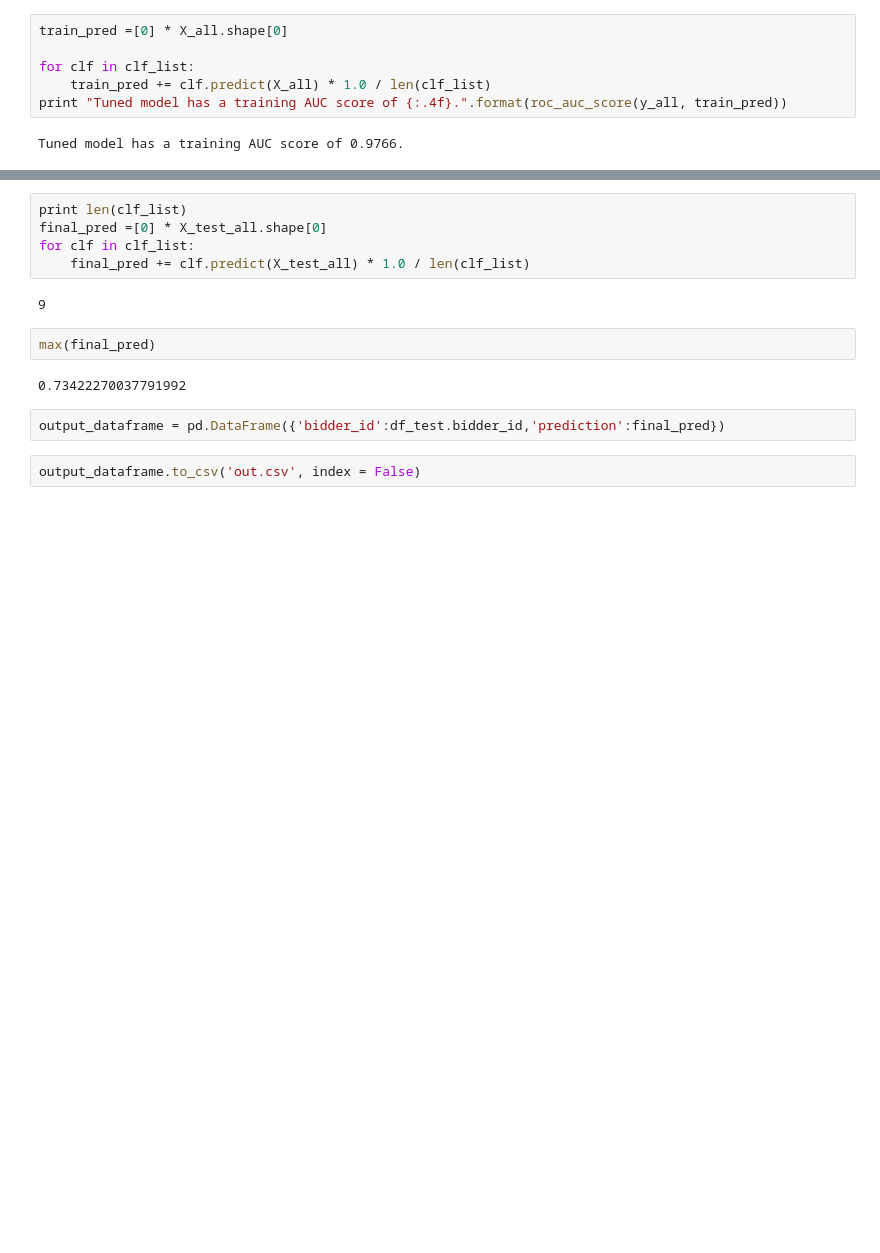
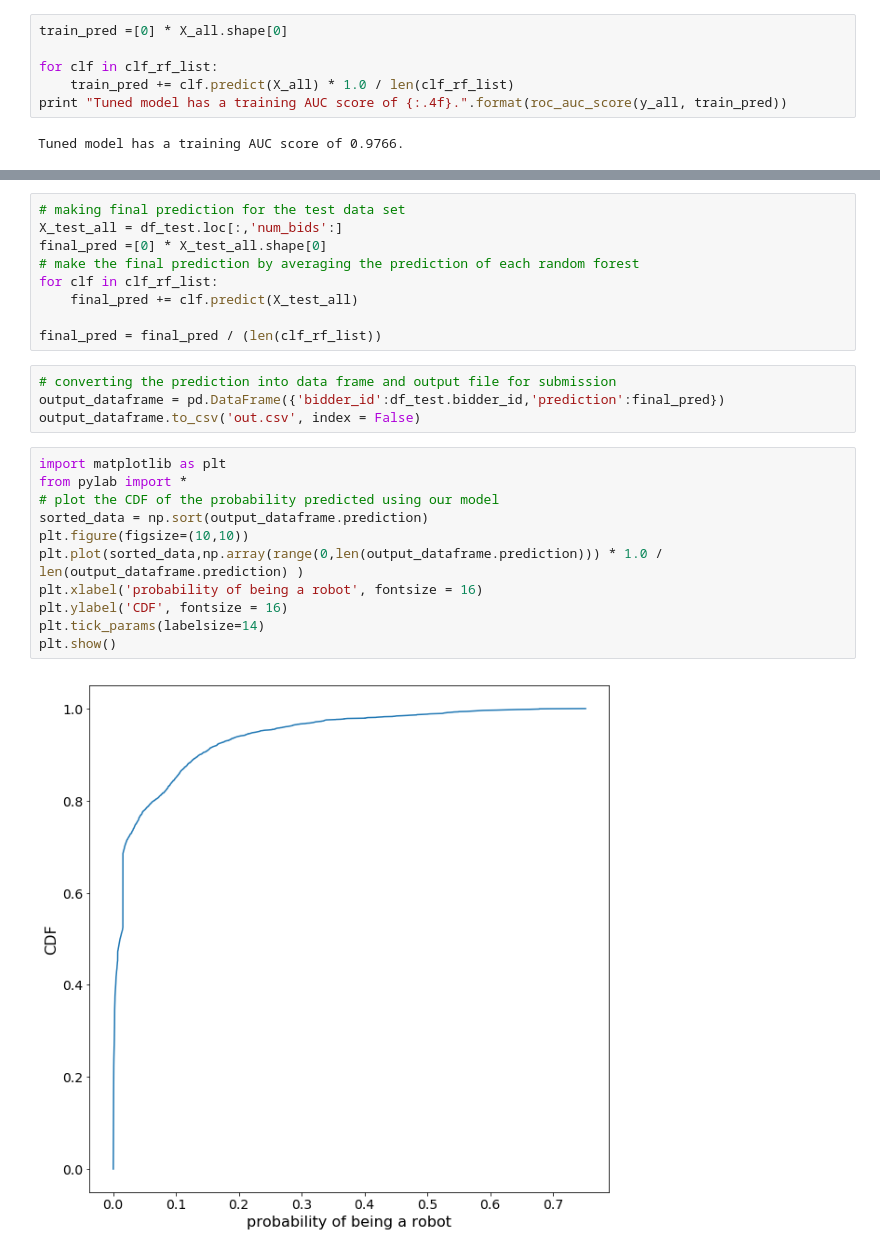
Before and after one commit to skywoods2001/machine-learning, a Jupyter notebook: projects/capstone/human_or_robot.ipynb, the cells around one changed output, grey strips where cells are left out. Cells and saved outputs as stored; diff of their text form; blank space fills up the shorter version.

Commit message:
Refactoring code in human_or_robot.ipynb Adding report in report.pdf and the README.txt file for instructions

```diff
--- a/projects/capstone/human_or_robot.ipynb
+++ b/projects/capstone/human_or_robot.ipynb
@@ -334,8 +268,8 @@ for s in seed:
 # %%
 train_pred =[0] * X_all.shape[0]
 
-for clf in clf_list:
-    train_pred += clf.predict(X_all) * 1.0 / len(clf_list)
+for clf in clf_rf_list:
+    train_pred += clf.predict(X_all) * 1.0 / len(clf_rf_list)
 print "Tuned model has a training AUC score of {:.4f}.".format(roc_auc_score(y_all, train_pred))
 # %% [output]
 Tuned model has a training AUC score of 0.9766.
@@ -361,15 +295,26 @@ X_test_all = df_test.loc[:,'num_bids':]
-# %%
-print len(clf_list)
-final_pred =[0] * X_test_all.shape[0]
-for clf in clf_list:
-    final_pred += clf.predict(X_test_all) * 1.0 / len(clf_list)
-# %% [output]
-9
-# %%
-max(final_pred)
-# %% [output]
-0.73422270037791992
-# %%
-output_dataframe = pd.DataFrame({'bidder_id':df_test.bidder_id,'prediction':final_pred})
-# %%
-output_dataframe.to_csv('out.csv', index = False)
+# %%
+# making final prediction for the test data set
+X_test_all = df_test.loc[:,'num_bids':]
+final_pred =[0] * X_test_all.shape[0]
+# make the final prediction by averaging the prediction of each random forest
+for clf in clf_rf_list:
+    final_pred += clf.predict(X_test_all)
+
+final_pred = final_pred / (len(clf_rf_list))
+# %%
+# converting the prediction into data frame and output file for submission
+output_dataframe = pd.DataFrame({'bidder_id':df_test.bidder_id,'prediction':final_pred})
+output_dataframe.to_csv('out.csv', index = False)
+# %%
+import matplotlib as plt
+from pylab import *
+# plot the CDF of the probability predicted using our model
+sorted_data = np.sort(output_dataframe.prediction)
+plt.figure(figsize=(10,10))
+plt.plot(sorted_data,np.array(range(0,len(output_dataframe.prediction))) * 1.0 / len(output_dataframe.prediction) )
+plt.xlabel('probability of being a robot', fontsize = 16)
+plt.ylabel('CDF', fontsize = 16)
+plt.tick_params(labelsize=14)
+plt.show()
+# %% [output]
+[figure, added]
```
Also changed, not shown: parts of 17 cells of this notebook, 8 other files.
